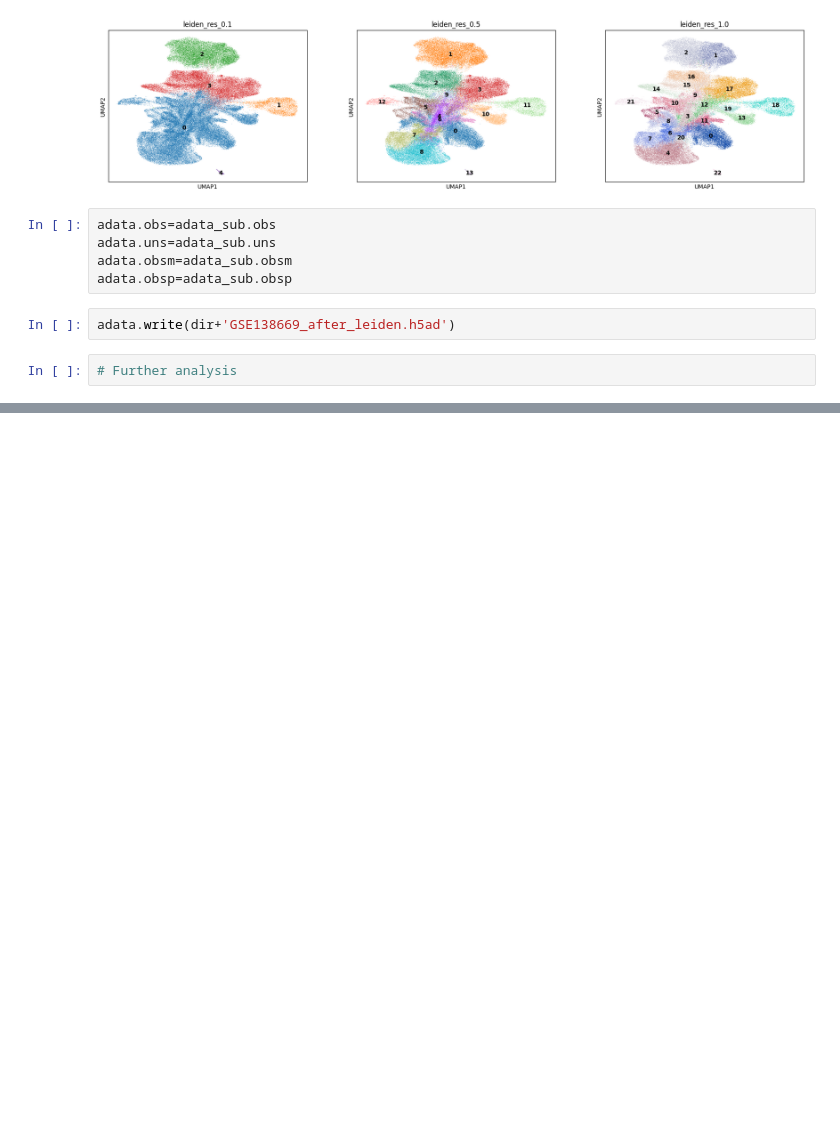
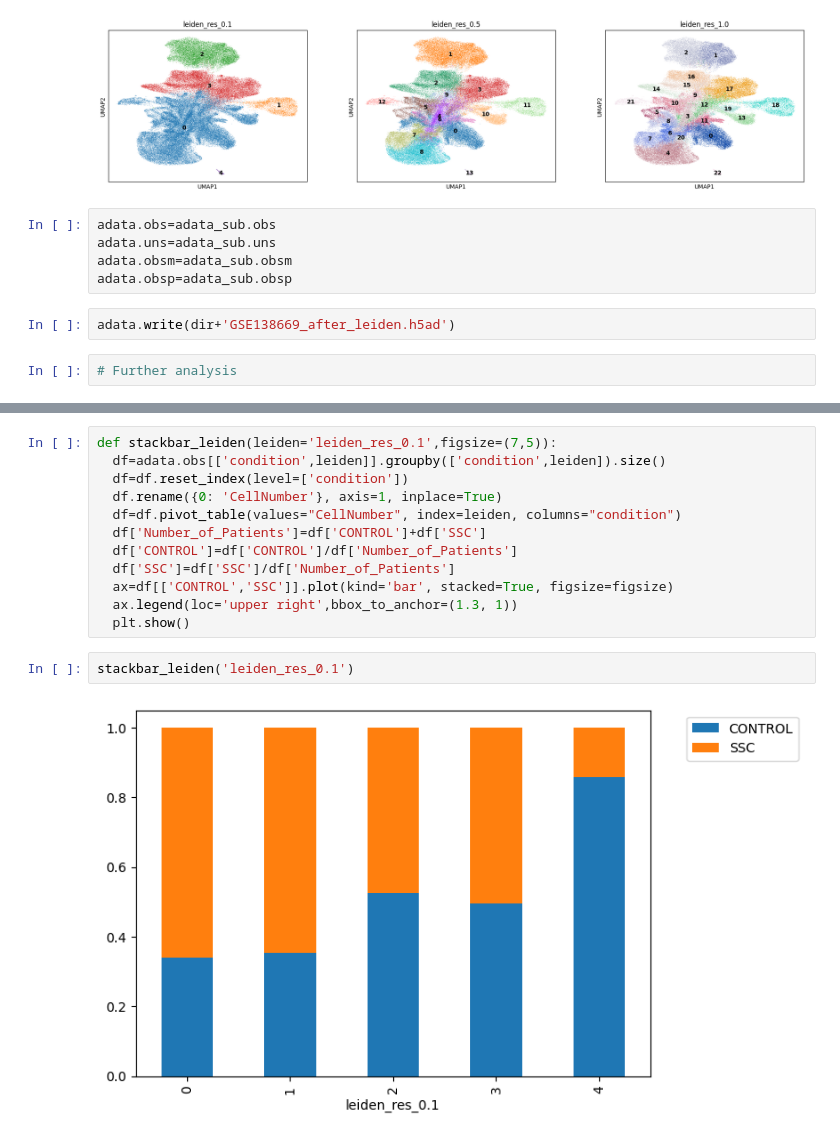
Before and after one commit to Vivian0105/Bioinformatics, a Jupyter notebook: scRNAseq_analysis.ipynb, the cells around one changed output, grey strips where cells are left out. Drawn from its saved outputs; the diff is of its cells as text; blank space fills up the shorter version.

```diff
--- a/scRNAseq_analysis.ipynb
+++ b/scRNAseq_analysis.ipynb
@@ -225,0 +245,16 @@ adata.write(dir+'GSE138669_after_leiden.h5ad')
+# %%
+def stackbar_leiden(leiden='leiden_res_0.1',figsize=(7,5)):
+  df=adata.obs[['condition',leiden]].groupby(['condition',leiden]).size()
+  df=df.reset_index(level=['condition'])
+  df.rename({0: 'CellNumber'}, axis=1, inplace=True)
+  df=df.pivot_table(values="CellNumber", index=leiden, columns="condition")
+  df['Number_of_Patients']=df['CONTROL']+df['SSC']
+  df['CONTROL']=df['CONTROL']/df['Number_of_Patients']
+  df['SSC']=df['SSC']/df['Number_of_Patients']
+  ax=df[['CONTROL','SSC']].plot(kind='bar', stacked=True, figsize=figsize)
+  ax.legend(loc='upper right',bbox_to_anchor=(1.3, 1))
+  plt.show()
+# %%
+stackbar_leiden('leiden_res_0.1')
+# %% [output]
+[figure, added]
```
Also changed, not shown: parts of 17 cells of this notebook.
